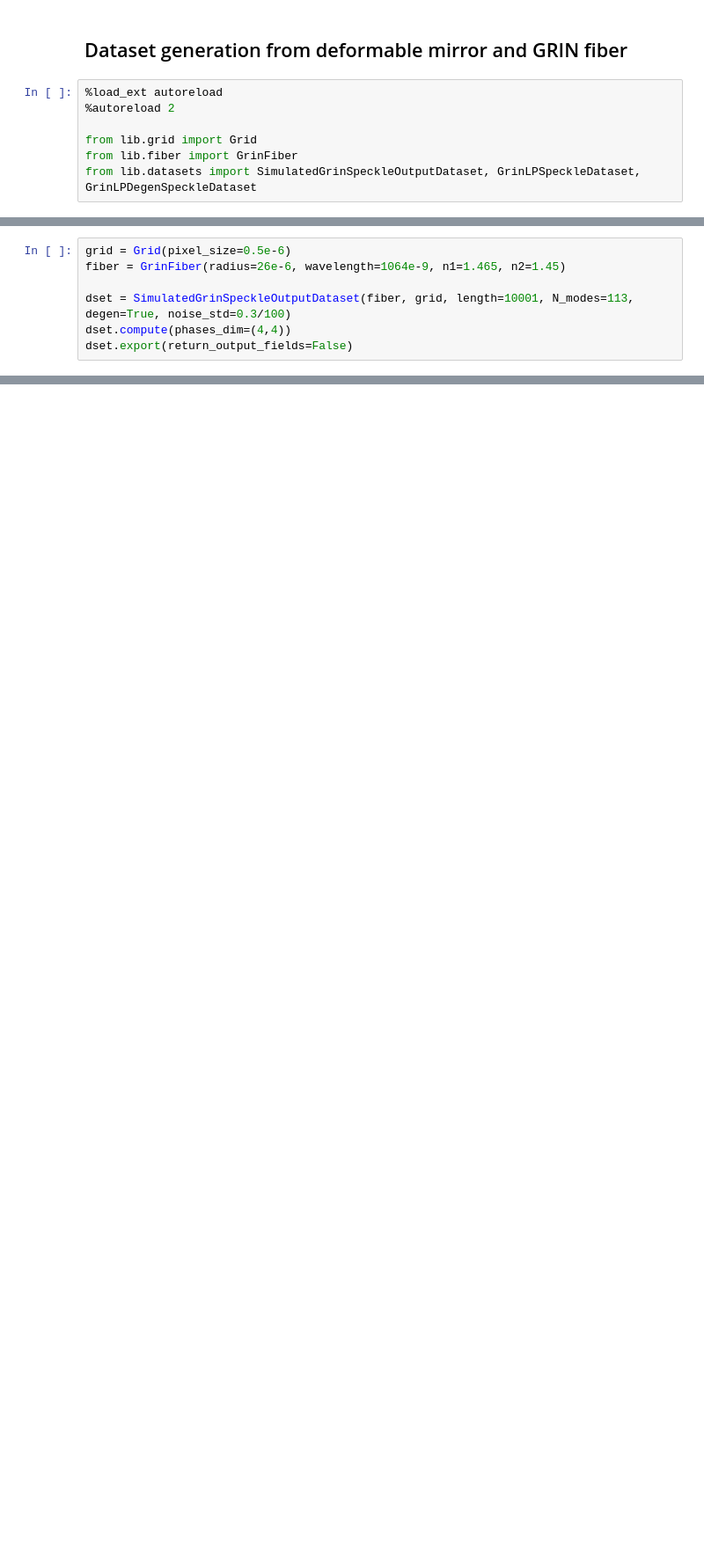
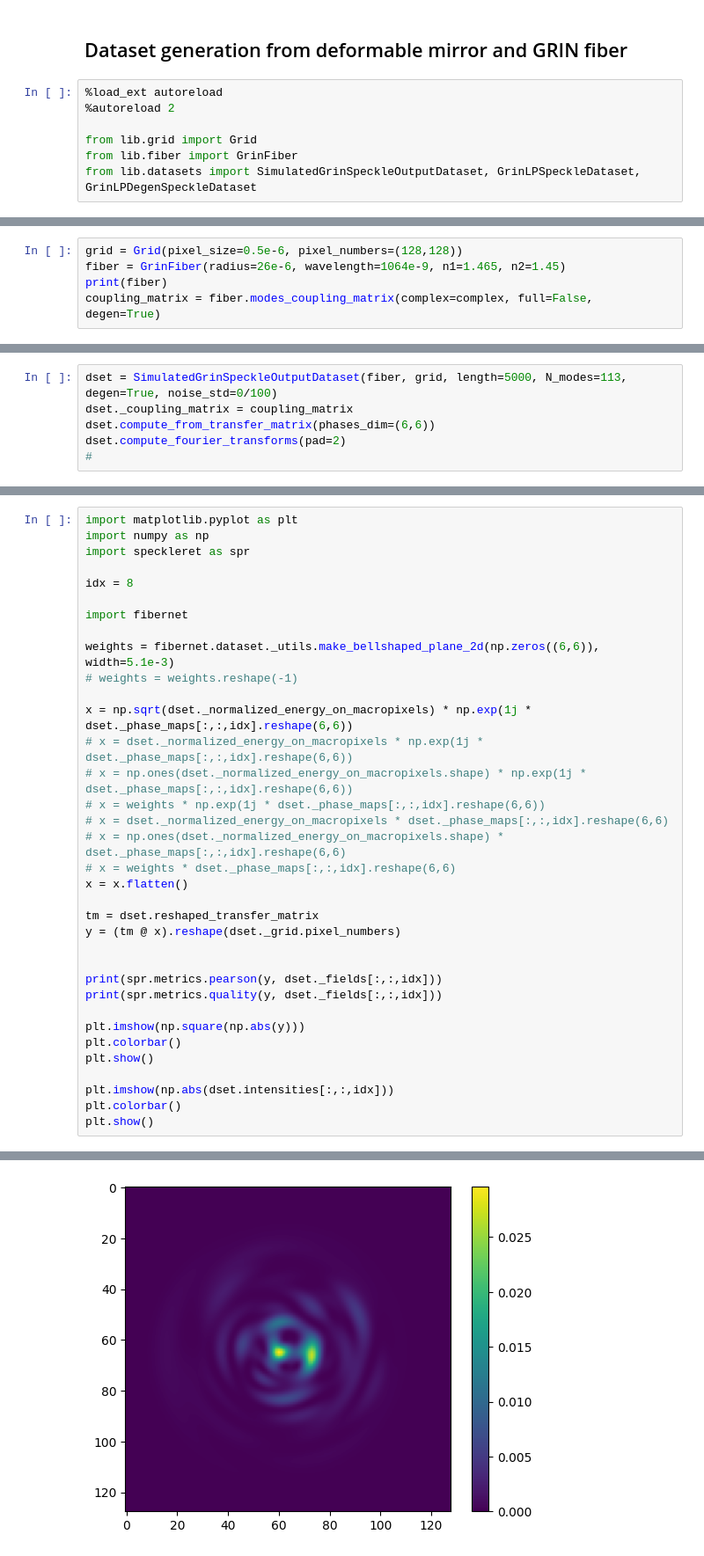
Before and after one commit to jysru/MMF_LP_modes, a Jupyter notebook: notebooks/generate_dataset.ipynb, the cells around one changed output, grey strips where cells are left out. Shown at 88% size. Cells and saved outputs as stored; diff of their text form; blank space fills up the shorter version.

```diff
--- a/notebooks/generate_dataset.ipynb
+++ b/notebooks/generate_dataset.ipynb
@@ -20,8 +18,6 @@ KeyboardInterrupt:
 # %%
-grid = Grid(pixel_size=0.5e-6)
+grid = Grid(pixel_size=0.5e-6, pixel_numbers=(128,128))
 fiber = GrinFiber(radius=26e-6, wavelength=1064e-9, n1=1.465, n2=1.45)
-
-dset = SimulatedGrinSpeckleOutputDataset(fiber, grid, length=10001, N_modes=113, degen=True, noise_std=0.3/100)
-dset.compute(phases_dim=(4,4))
-dset.export(return_output_fields=False)
+print(fiber)
+coupling_matrix = fiber.modes_coupling_matrix(complex=complex, full=False, degen=True)
 # %% [output]
@@ -44,0 +44,6 @@ Dataset saved: .\synth_dset_grin_Nmodes=113_degen=True_len=10001_mirr=16.mat
+# %%
+dset = SimulatedGrinSpeckleOutputDataset(fiber, grid, length=5000, N_modes=113, degen=True, noise_std=0/100)
+dset._coupling_matrix = coupling_matrix
+dset.compute_from_transfer_matrix(phases_dim=(6,6))
+dset.compute_fourier_transforms(pad=2)
+#
@@ -44,0 +77,36 @@ Dataset saved: .\synth_dset_grin_Nmodes=113_degen=True_len=10001_mirr=16.mat
+# %%
+import matplotlib.pyplot as plt
+import numpy as np
+import speckleret as spr
+
+idx = 8
+
+import fibernet
+
+weights = fibernet.dataset._utils.make_bellshaped_plane_2d(np.zeros((6,6)), width=5.1e-3)
+# weights = weights.reshape(-1)
+
+x = np.sqrt(dset._normalized_energy_on_macropixels) * np.exp(1j * dset._phase_maps[:,:,idx].reshape(6,6))
+# x = dset._normalized_energy_on_macropixels * np.exp(1j * dset._phase_maps[:,:,idx].reshape(6,6))
+# x = np.ones(dset._normalized_energy_on_macropixels.shape) * np.exp(1j * dset._phase_maps[:,:,idx].reshape(6,6))
+# x = weights * np.exp(1j * dset._phase_maps[:,:,idx].reshape(6,6))
+# x = dset._normalized_energy_on_macropixels * dset._phase_maps[:,:,idx].reshape(6,6)
+# x = np.ones(dset._normalized_energy_on_macropixels.shape) * dset._phase_maps[:,:,idx].reshape(6,6)
+# x = weights * dset._phase_maps[:,:,idx].reshape(6,6)
+x = x.flatten()
+
+tm = dset.reshaped_transfer_matrix
+y = (tm @ x).reshape(dset._grid.pixel_numbers)
+
+
+print(spr.metrics.pearson(y, dset._fields[:,:,idx]))
+print(spr.metrics.quality(y, dset._fields[:,:,idx]))
+
+plt.imshow(np.square(np.abs(y)))
+plt.colorbar()
+plt.show()
+
+plt.imshow(np.abs(dset.intensities[:,:,idx]))
+plt.colorbar()
+plt.show()
+# %% [output]
@@ -44,0 +115 @@ Dataset saved: .\synth_dset_grin_Nmodes=113_degen=True_len=10001_mirr=16.mat
+[figure, added]
```
Also changed, not shown: parts of 6 cells of this notebook.
